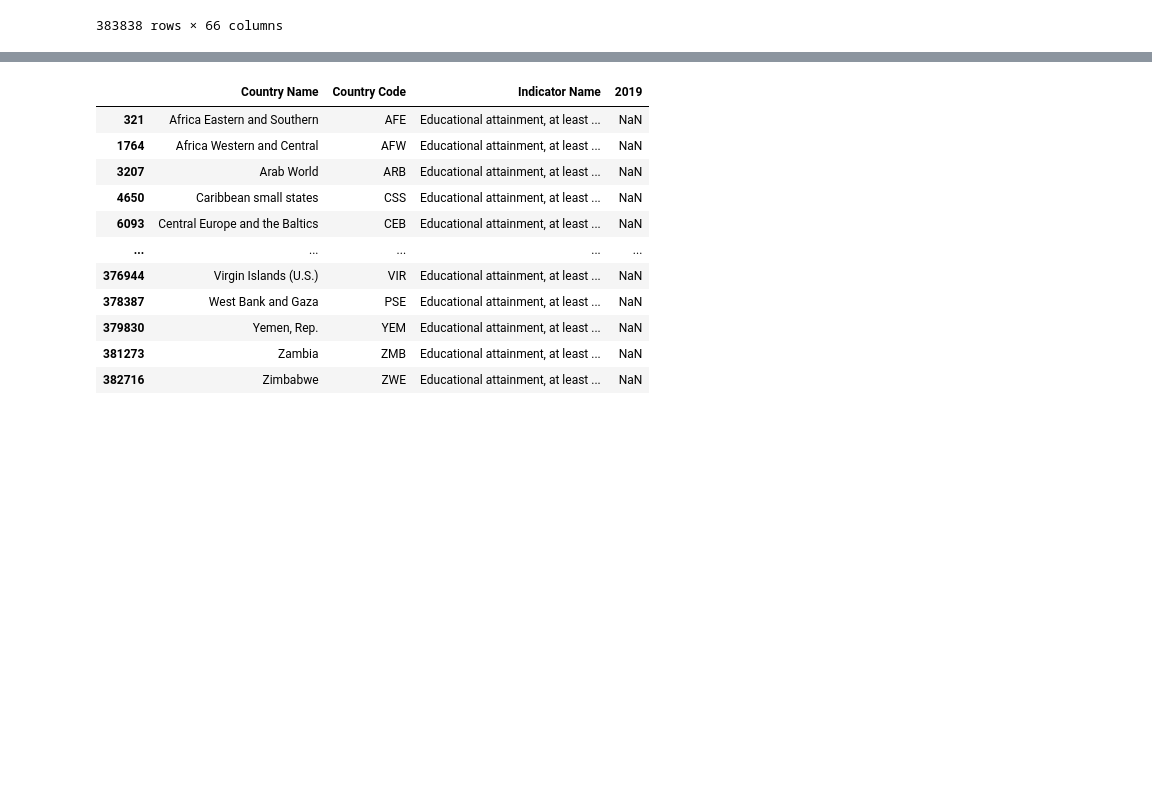
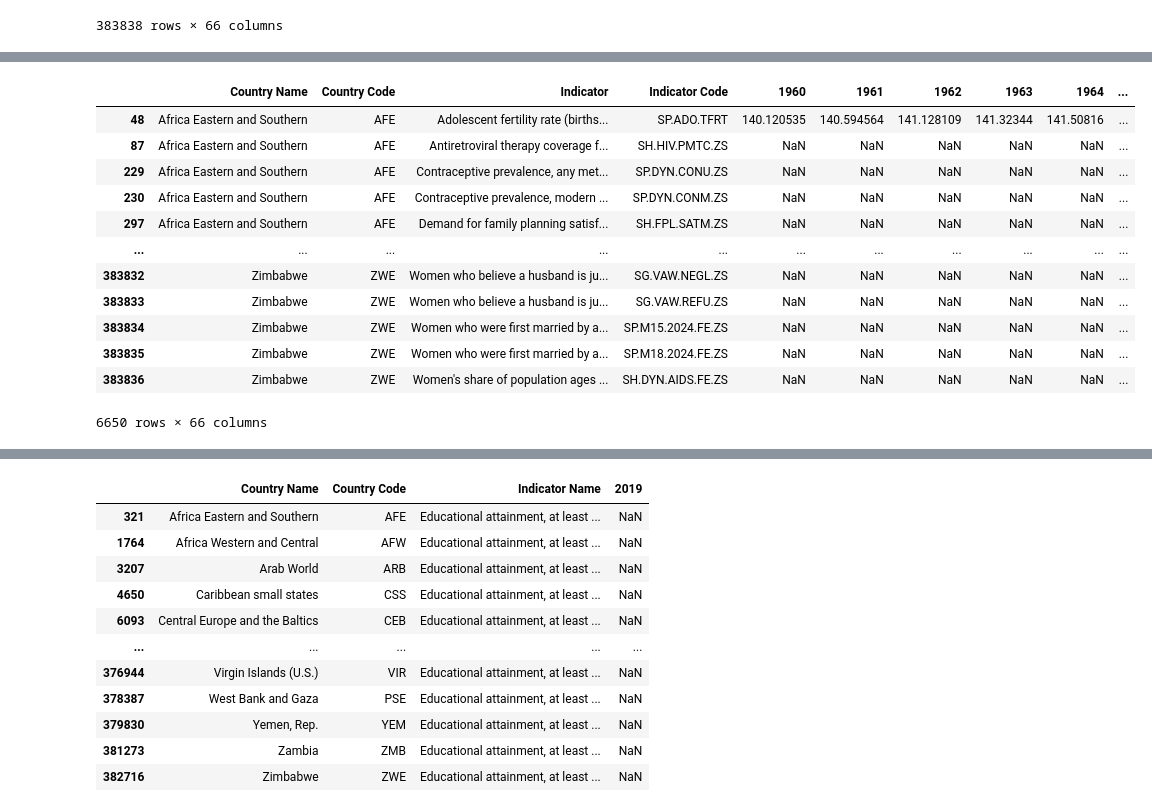
Before and after one commit to cmllbll/Gender-Inequalities-and-Development, a Jupyter notebook: Gender(PIB brut x Education des femmes niveau bachelor 2015).ipynb, the cells around one changed output, grey strips where cells are left out. Drawn from its saved outputs; the diff is of its cells as text; code cells hidden in the pictures; blank space fills up the shorter version.

```diff
--- a/Gender(PIB brut x Education des femmes niveau bachelor 2015).ipynb
+++ b/Gender(PIB brut x Education des femmes niveau bachelor 2015).ipynb
@@ -27,0 +48,16 @@ df
+# %%
+women
+# %% [output]
+|  | Country Name | Country Code | Indicator | Indicator Code | 1960 | 1961 | 1962 | 1963 | 1964 | ... |
+| 48 | Africa Eastern and Southern | AFE | Adolescent fertility rate (births... | SP.ADO.TFRT | 140.120535 | 140.594564 | 141.128109 | 141.32344 | 141.50816 | ... |
+| 87 | Africa Eastern and Southern | AFE | Antiretroviral therapy coverage f... | SH.HIV.PMTC.ZS | NaN | NaN | NaN | NaN | NaN | ... |
+| 229 | Africa Eastern and Southern | AFE | Contraceptive prevalence, any met... | SP.DYN.CONU.ZS | NaN | NaN | NaN | NaN | NaN | ... |
+| 230 | Africa Eastern and Southern | AFE | Contraceptive prevalence, modern ... | SP.DYN.CONM.ZS | NaN | NaN | NaN | NaN | NaN | ... |
+| 297 | Africa Eastern and Southern | AFE | Demand for family planning satisf... | SH.FPL.SATM.ZS | NaN | NaN | NaN | NaN | NaN | ... |
+| ... | ... | ... | ... | ... | ... | ... | ... | ... | ... | ... |
+| 383832 | Zimbabwe | ZWE | Women who believe a husband is ju... | SG.VAW.NEGL.ZS | NaN | NaN | NaN | NaN | NaN | ... |
+| 383833 | Zimbabwe | ZWE | Women who believe a husband is ju... | SG.VAW.REFU.ZS | NaN | NaN | NaN | NaN | NaN | ... |
+| 383834 | Zimbabwe | ZWE | Women who were first married by a... | SP.M15.2024.FE.ZS | NaN | NaN | NaN | NaN | NaN | ... |
+| 383835 | Zimbabwe | ZWE | Women who were first married by a... | SP.M18.2024.FE.ZS | NaN | NaN | NaN | NaN | NaN | ... |
+| 383836 | Zimbabwe | ZWE | Women's share of population ages ... | SH.DYN.AIDS.FE.ZS | NaN | NaN | NaN | NaN | NaN | ... |
+6650 rows × 66 columns
```
Also changed, not shown: parts of 7 cells of this notebook.
